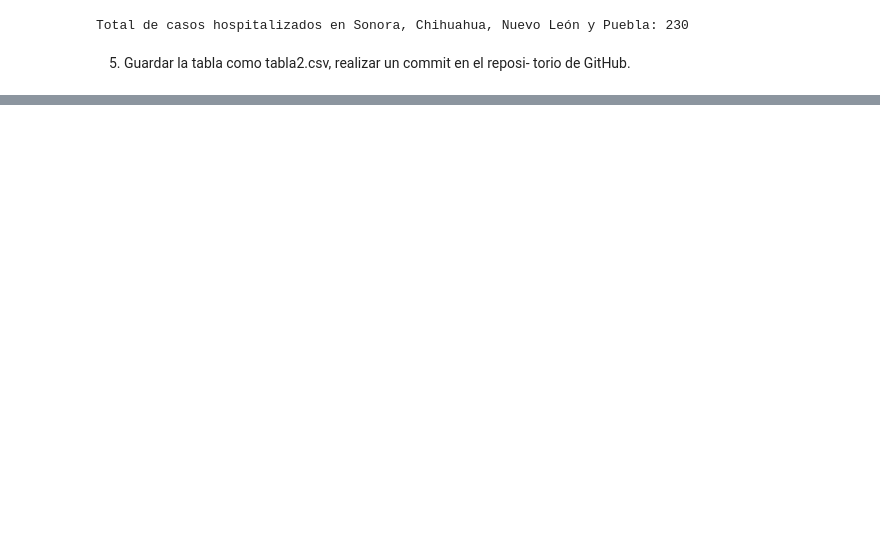
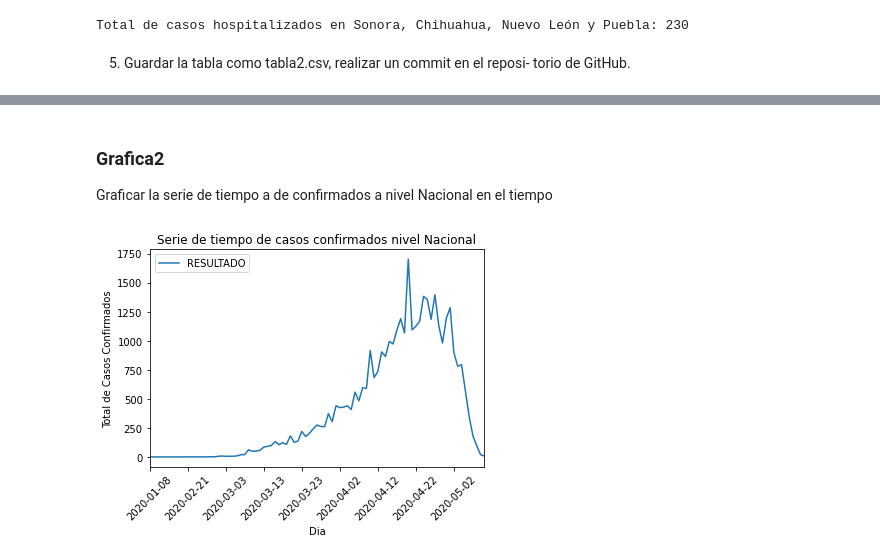
Before and after one commit to mcd-unison/examen-prog, a Jupyter notebook: JoseLuisBA_examen.ipynb, the cells around one changed output, grey strips where cells are left out. Drawn from its saved outputs; the diff is of its cells as text; code cells hidden in the pictures; blank space fills up the shorter version.

```diff
--- a/JoseLuisBA_examen.ipynb
+++ b/JoseLuisBA_examen.ipynb
@@ -139,0 +161,15 @@ tabla2.to_csv('./covid-data/tabla2.csv')
+# %% [markdown]
+### Grafica2
+Graficar la serie de tiempo a de confirmados a nivel Nacional en el tiempo
+# %%
+nacional_serie = dataset[["FECHA_SINTOMAS","RESULTADO"]]
+nacional_serie = nacional_serie.loc[nacional_serie["RESULTADO"] == 1, :]
+nacional_serie["tiempo"] = nacional_serie["FECHA_SINTOMAS"].astype("category")
+serie_confirmados = nacional_serie.groupby("tiempo").sum().plot.line(rot=45)
+# serie_confirmados.set_xticklabels(nacional_serie["tiempo"], rotation=35)
+serie_confirmados.set_title("Serie de tiempo de casos confirmados nivel Nacional")
+serie_confirmados.set_ylabel("Total de Casos Confirmados")
+serie_confirmados.set_xlabel("Dia")
+serie_confirmados.get_figure().savefig("./covid-data/grafica2.png")
+# %% [output]
+[figure, added]
```
Also changed, not shown: parts of 5 cells of this notebook.
